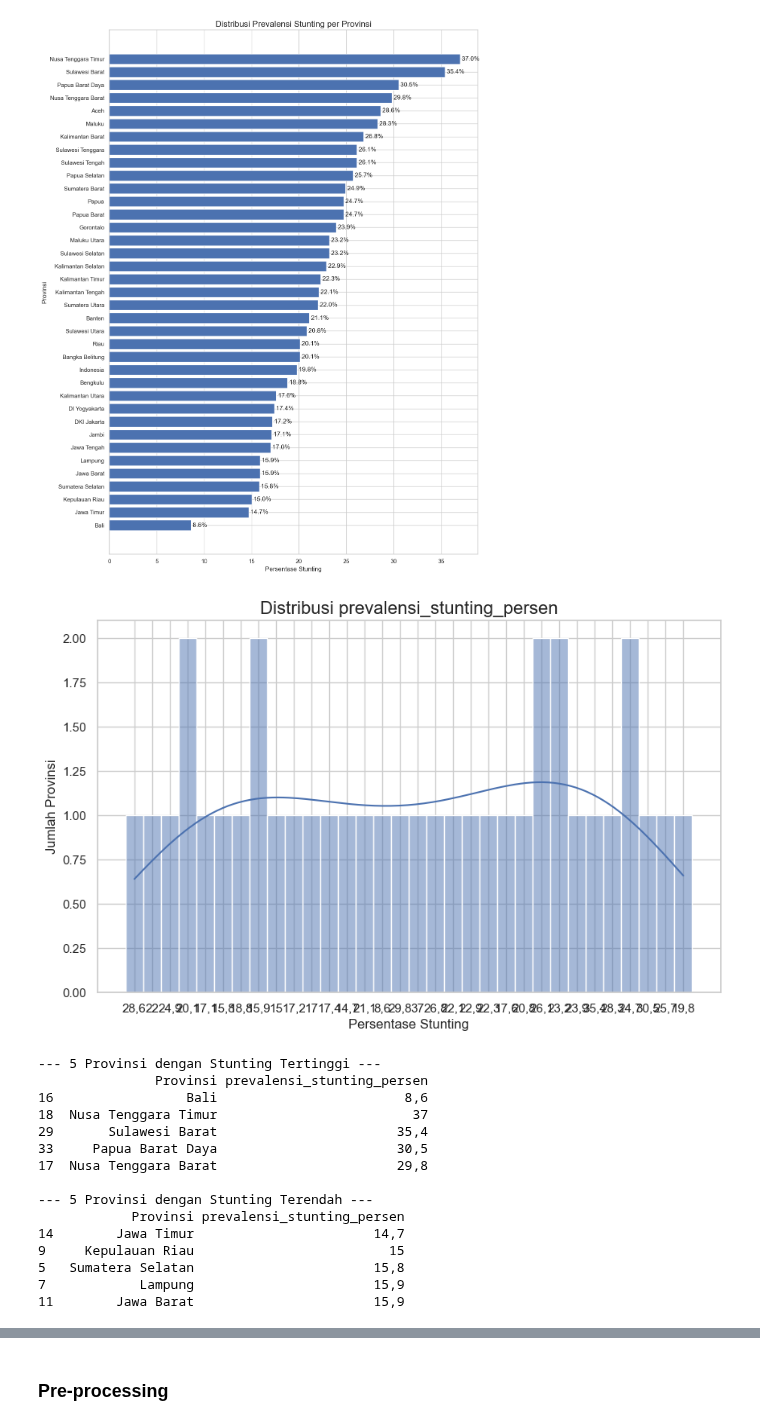
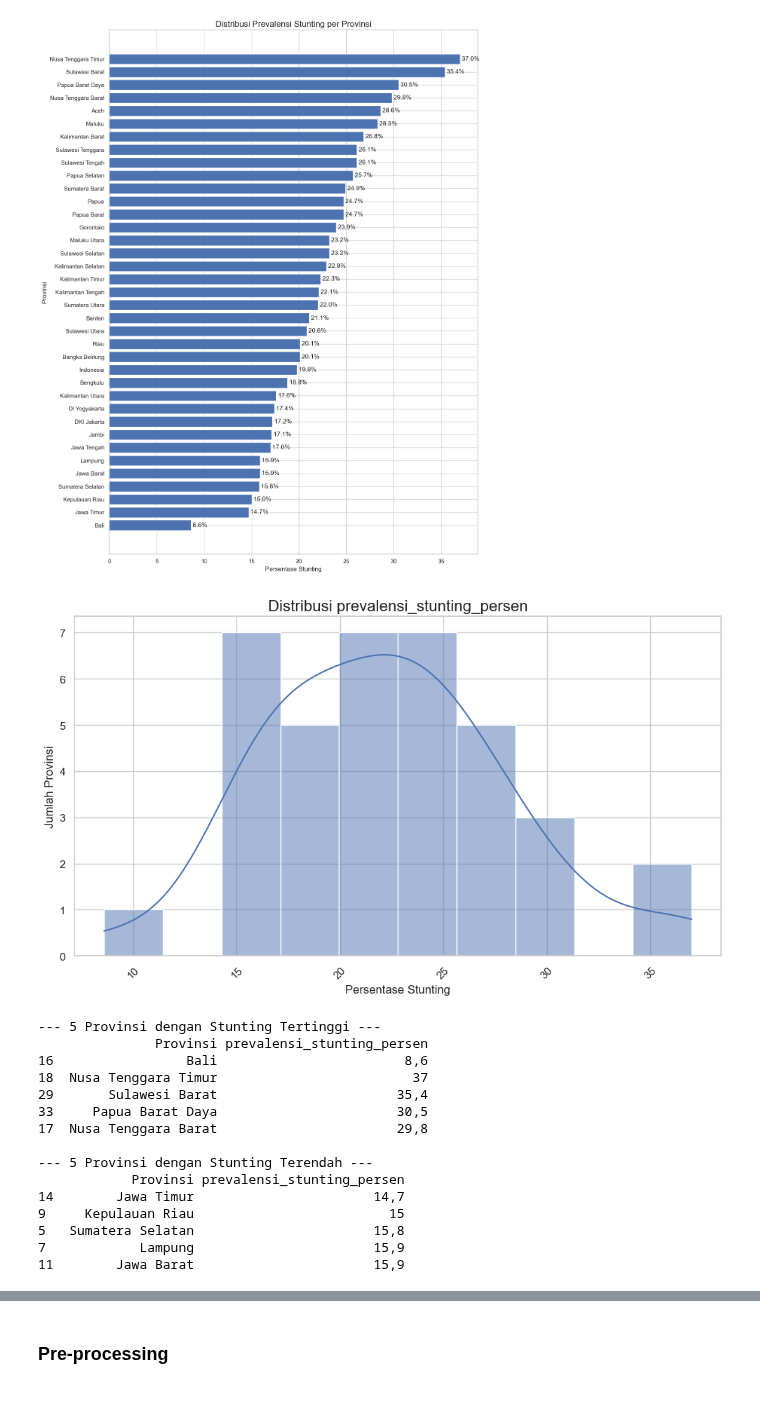
Before and after one commit to cindynadilaptr/ta-if-cindy, a Jupyter notebook: code/dataset_explore.ipynb, the cells around one changed output, grey strips where cells are left out. Saved outputs shown, nothing was run; the diff lists cells and outputs as text; code cells hidden in the pictures; blank space fills up the shorter version.

```diff
--- a/code/dataset_explore.ipynb
+++ b/code/dataset_explore.ipynb
@@ -106,20 +106,22 @@ plt.show()
 # %%
 # Plot distribusi stunting menggunakan histogram dan KDE
 plt.figure(figsize=(10, 6))
-sns.histplot(df[target_variable], kde=True, bins=10)
+sns.histplot(plot_data[target_variable], kde=True, bins=10)
 plt.title(f'Distribusi {target_variable}', fontsize=16)
 plt.xlabel('Persentase Stunting')
 plt.ylabel('Jumlah Provinsi')
+plt.xticks(rotation=45)
+plt.tight_layout()
 plt.show()
 
 # Menampilkan provinsi dengan stunting tertinggi dan terendah
 print("\n--- 5 Provinsi dengan Stunting Tertinggi ---")
 print(df.sort_values(by=target_variable, ascending=False)[['Provinsi', target_variable]].head())
 
 print("\n--- 5 Provinsi dengan Stunting Terendah ---")
 print(df.sort_values(by=target_variable, ascending=True)[['Provinsi', target_variable]].head())
 # %% [output]
-[figure, old version]
+[figure, new version]
 --- 5 Provinsi dengan Stunting Tertinggi ---
                Provinsi prevalensi_stunting_persen
 16                 Bali                        8,6
```
Also changed, not shown: parts of 2 cells of this notebook, 9 other files.
